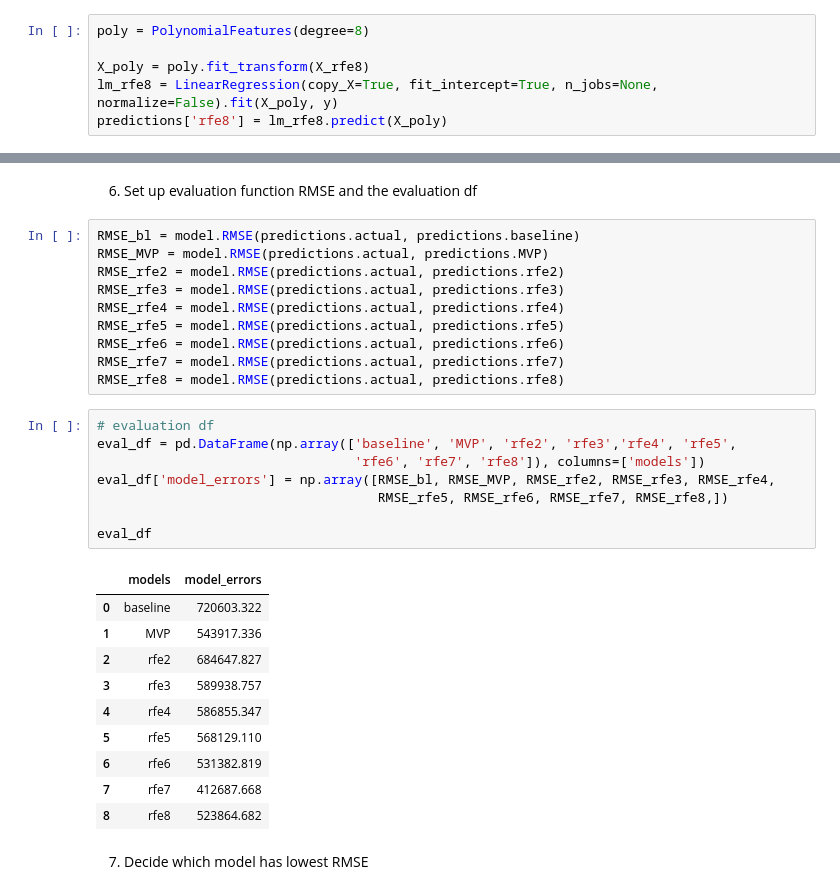
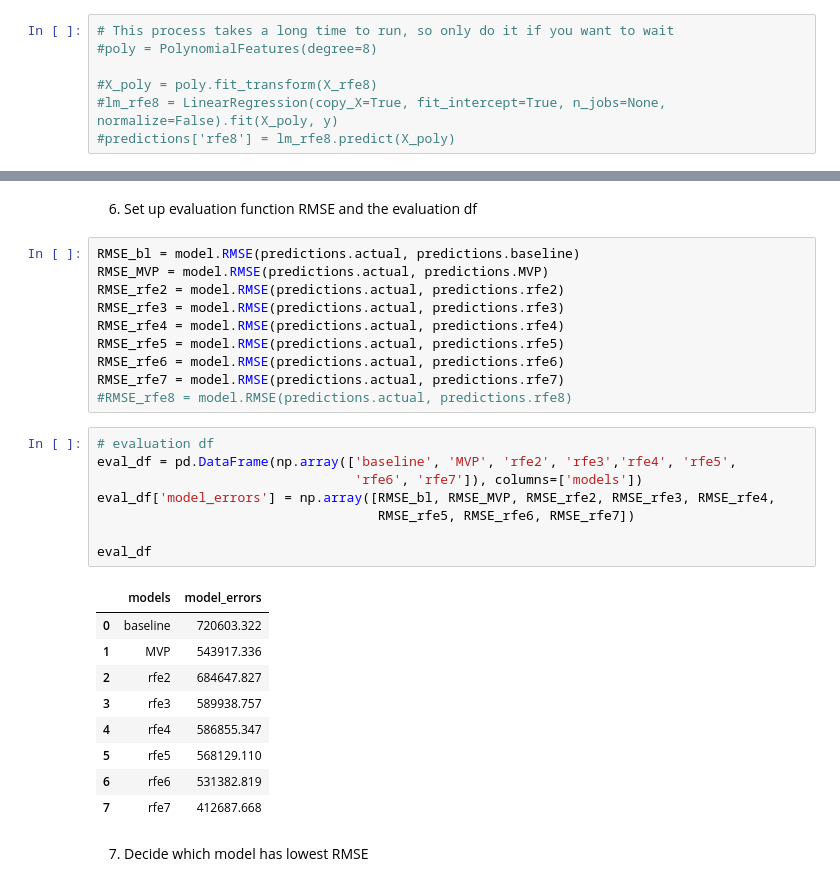
Before and after one commit to brandireger/Zillow_Project, a Jupyter notebook: Walkthrough_2.ipynb, the cells around one changed output, grey strips where cells are left out. Drawn from its saved outputs; the diff is of its cells as text.

```diff
--- a/Walkthrough_2.ipynb
+++ b/Walkthrough_2.ipynb
@@ -163,11 +171,12 @@ X_poly = poly.fit_transform(X_rfe7)
 lm_rfe7 = LinearRegression(copy_X=True, fit_intercept=True, n_jobs=None, normalize=False).fit(X_poly, y)
 predictions['rfe7'] = lm_rfe7.predict(X_poly)
 # %%
-poly = PolynomialFeatures(degree=8)
+# This process takes a long time to run, so only do it if you want to wait
+#poly = PolynomialFeatures(degree=8)
 
-X_poly = poly.fit_transform(X_rfe8)
-lm_rfe8 = LinearRegression(copy_X=True, fit_intercept=True, n_jobs=None, normalize=False).fit(X_poly, y)
-predictions['rfe8'] = lm_rfe8.predict(X_poly)
+#X_poly = poly.fit_transform(X_rfe8)
+#lm_rfe8 = LinearRegression(copy_X=True, fit_intercept=True, n_jobs=None, normalize=False).fit(X_poly, y)
+#predictions['rfe8'] = lm_rfe8.predict(X_poly)
 # %%
 predictions.head()
 # %% [output]
@@ -189,26 +198,25 @@ RMSE_rfe4 = model.RMSE(predictions.actual, predictions.rfe4)
 RMSE_rfe5 = model.RMSE(predictions.actual, predictions.rfe5)
 RMSE_rfe6 = model.RMSE(predictions.actual, predictions.rfe6)
 RMSE_rfe7 = model.RMSE(predictions.actual, predictions.rfe7)
-RMSE_rfe8 = model.RMSE(predictions.actual, predictions.rfe8)
+#RMSE_rfe8 = model.RMSE(predictions.actual, predictions.rfe8)
 # %%
 # evaluation df
 eval_df = pd.DataFrame(np.array(['baseline', 'MVP', 'rfe2', 'rfe3','rfe4', 'rfe5',
-                                 'rfe6', 'rfe7', 'rfe8']), columns=['models'])
+                                 'rfe6', 'rfe7']), columns=['models'])
 eval_df['model_errors'] = np.array([RMSE_bl, RMSE_MVP, RMSE_rfe2, RMSE_rfe3, RMSE_rfe4,
-                                    RMSE_rfe5, RMSE_rfe6, RMSE_rfe7, RMSE_rfe8,])
+                                    RMSE_rfe5, RMSE_rfe6, RMSE_rfe7])
 
 eval_df
 # %% [output]
 |  | models | model_errors |
 | 0 | baseline | 720603.322 |
 | 1 | MVP | 543917.336 |
 | 2 | rfe2 | 684647.827 |
 | 3 | rfe3 | 589938.757 |
 | 4 | rfe4 | 586855.347 |
 | 5 | rfe5 | 568129.110 |
 | 6 | rfe6 | 531382.819 |
 | 7 | rfe7 | 412687.668 |
-| 8 | rfe8 | 523864.682 |
 # %% [markdown]
 7. Decide which model has lowest RMSE
 # %%
```
Also changed, not shown: parts of 9 cells of this notebook.
